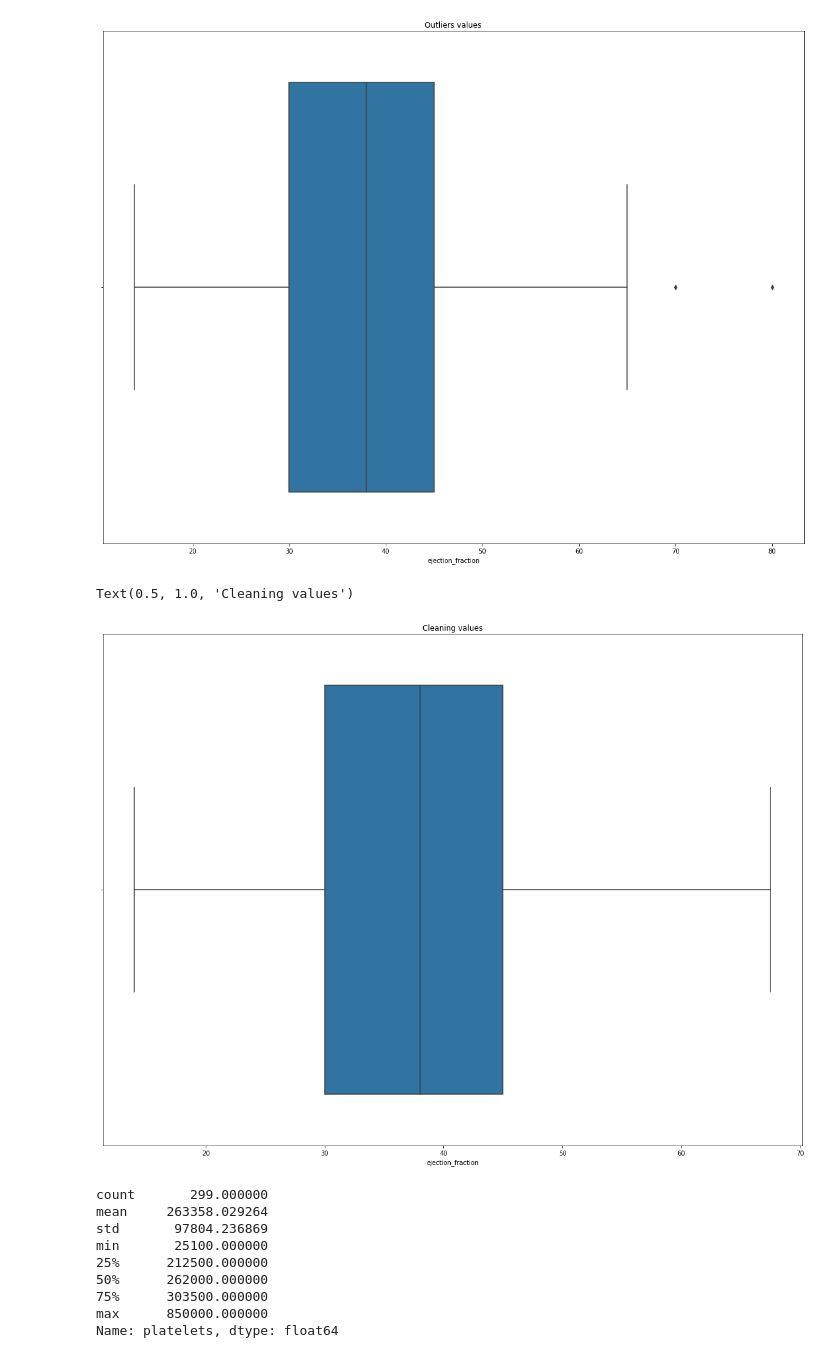
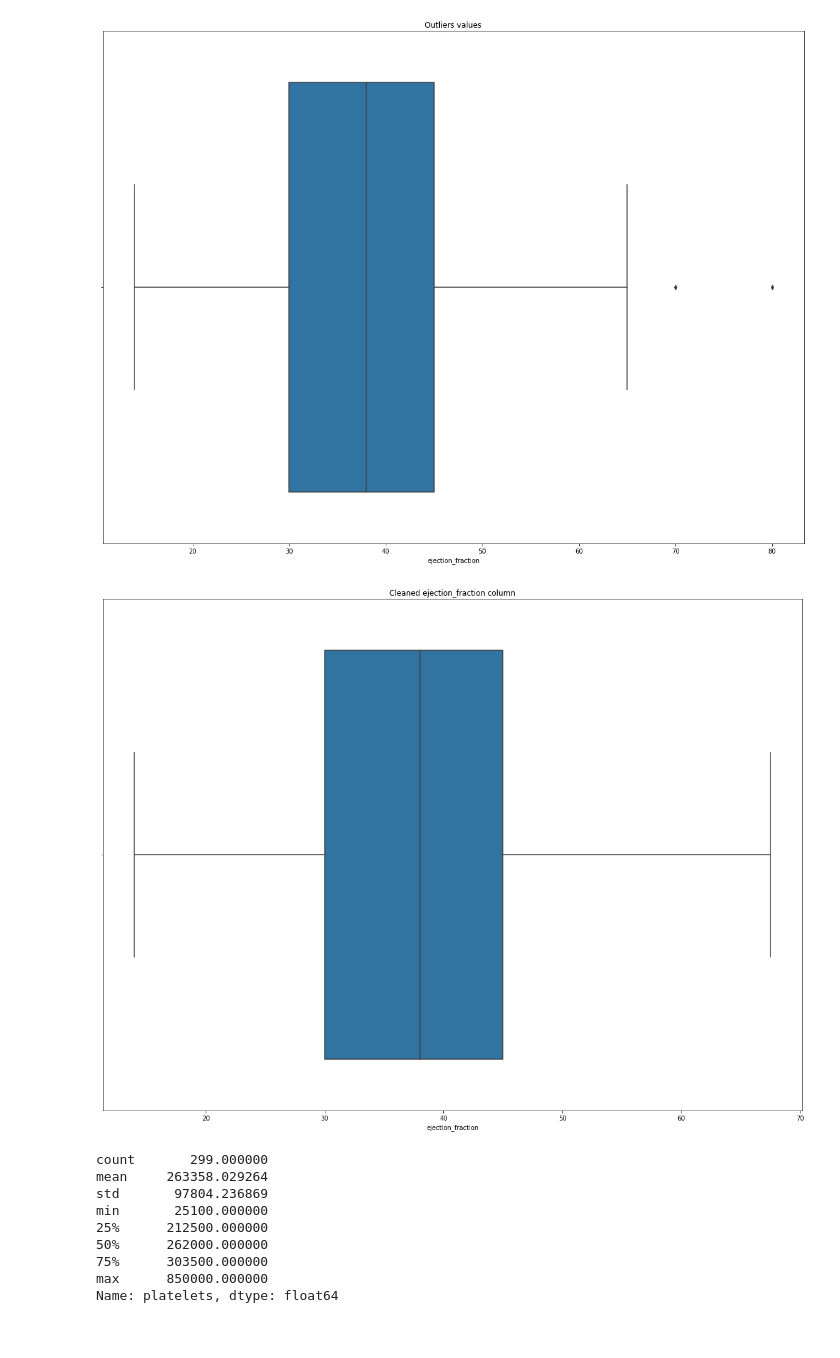
Before and after one commit to bayonlelukmansalami/bayonlelukmansalami, a Jupyter notebook: classification-of-heart-failure.ipynb, the cells around one changed output. Drawn from its saved outputs; the diff is of its cells as text; code cells hidden in the pictures.

```diff
--- a/classification-of-heart-failure.ipynb
+++ b/classification-of-heart-failure.ipynb
@@ -163,15 +164,3 @@ plt.title('Outliers values')
 # %% [output]
 Text(0.5, 1.0, 'Outliers values')
 [figure]
-# %%
-# Removing outliers
-q1 = df['creatinine_phosphokinase'].quantile(0.25)
-q3 = df['creatinine_phosphokinase'].quantile(0.75)
-iqr = q3 - q1
-toprange = q3 + iqr * 1.5
-botrange = q1 - iqr * 1.5
-for i in df.index:
-    if df.loc[i, 'creatinine_phosphokinase'] > toprange:
-        df.loc[i, 'creatinine_phosphokinase'] = toprange
-    if df.loc[i, 'creatinine_phosphokinase'] < botrange:
-        df.loc[i, 'creatinine_phosphokinase'] = botrange
@@ -202,26 +224,10 @@ plt.title('Outliers values')
 # %% [output]
 Text(0.5, 1.0, 'Outliers values')
 [figure]
-# %%
-# Removing outliers
-q1 = df['ejection_fraction'].quantile(0.25)
-q3 = df['ejection_fraction'].quantile(0.75)
-iqr = q3 - q1
-toprange = q3 + iqr * 1.5
-botrange = q1 - iqr * 1.5
-for i in df.index:
-    if df.loc[i, 'ejection_fraction'] > toprange:
-        df.loc[i, 'ejection_fraction'] = toprange
-    if df.loc[i, 'ejection_fraction'] < botrange:
-        df.loc[i, 'ejection_fraction'] = botrange
-# %%
-# Ejection fraction column after cleaning
-plt.figure(figsize=(20, 15))
-sns.boxplot(df['ejection_fraction'], labels=['Ejection fraction'])
-plt.title('Cleaning values')
-# %% [output]
-Text(0.5, 1.0, 'Cleaning values')
-[figure, removed]
+# %%
+clean_data(df, 'ejection_fraction')
+# %% [output]
+[figure, added]
 # %%
 df['platelets'].describe()
 # %% [output]
```
Also changed, not shown: parts of 23 cells of this notebook.
